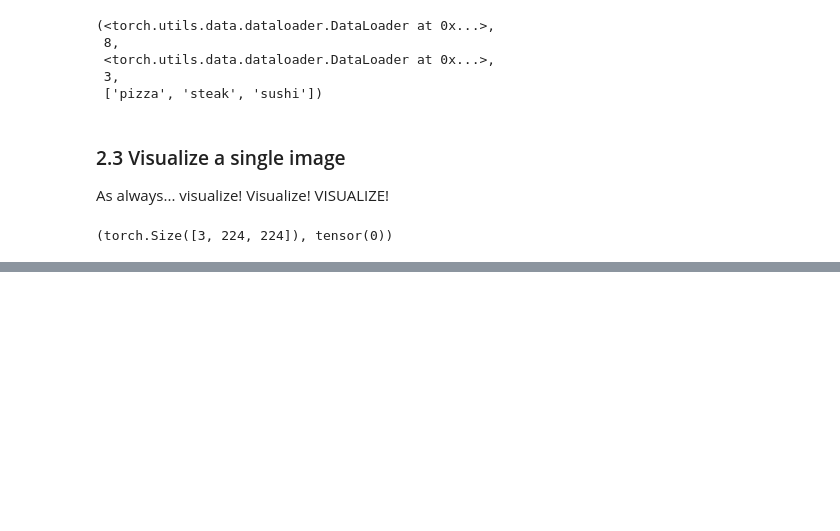
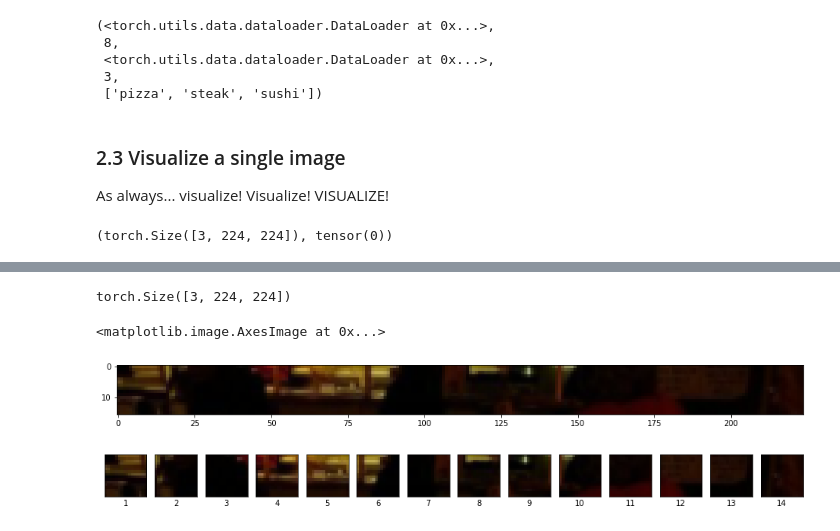
Before and after one commit to gavindoughtie/pytorch_class, a Jupyter notebook: udemy_pytorch_08_PyTorchPaperReplicating.ipynb, the cells around one changed output, grey strips where cells are left out. Cells and saved outputs as stored; diff of their text form; code cells hidden in the pictures; blank space fills up the shorter version.

```diff
--- a/udemy_pytorch_08_PyTorchPaperReplicating.ipynb
+++ b/udemy_pytorch_08_PyTorchPaperReplicating.ipynb
@@ -191,0 +377,10 @@ plt.axis(False)
+# %%
+# Create example values
+height = 224
+width = 224
+color_channels = 3
+patch_size = 16
+
+# Calculate the number of patches
+number_of_patches = int((height * width) / patch_size**2)
+number_of_patches
@@ -191,0 +411,36 @@ plt.axis(False)
+# %%
+image.shape
+# %% [output]
+torch.Size([3, 224, 224])
+# %%
+# Get the top row of the image
+image_permuted = image.permute(1, 2, 0) # color channels last
+
+# Index to plot the top row of pixels
+plt.figure(figsize=(patch_size, patch_size))
+plt.imshow(image_permuted[:patch_size, :, :])
+# %% [output]
+<matplotlib.image.AxesImage at 0x...>
+[figure, added]
+# %%
+# Plot top row as patches
+img_size = width
+num_patches = img_size / patch_size
+assert img_size % patch_size == 0, 'Image must be divisible by patch_size'
+
+# create a series of subplots
+fig, axs = plt.subplots(nrows=1,
+                        ncols=img_size // patch_size, # 1 column per patch
+                        sharex=True,
+                        sharey=True,
+                        figsize=(patch_size, patch_size)
+)
+
+# Iterate through number of patches in top row
+for i, patch in enumerate(range(0, img_size, patch_size)):
+  axs[i].imshow(image_permuted[:patch_size, patch:patch+patch_size, :])
+  axs[i].set_xlabel(i+1)
+  axs[i].set_xticks([])
+  axs[i].set_yticks([])
+# %% [output]
+[figure, added]
```
Also changed, not shown: parts of 100 cells of this notebook.
